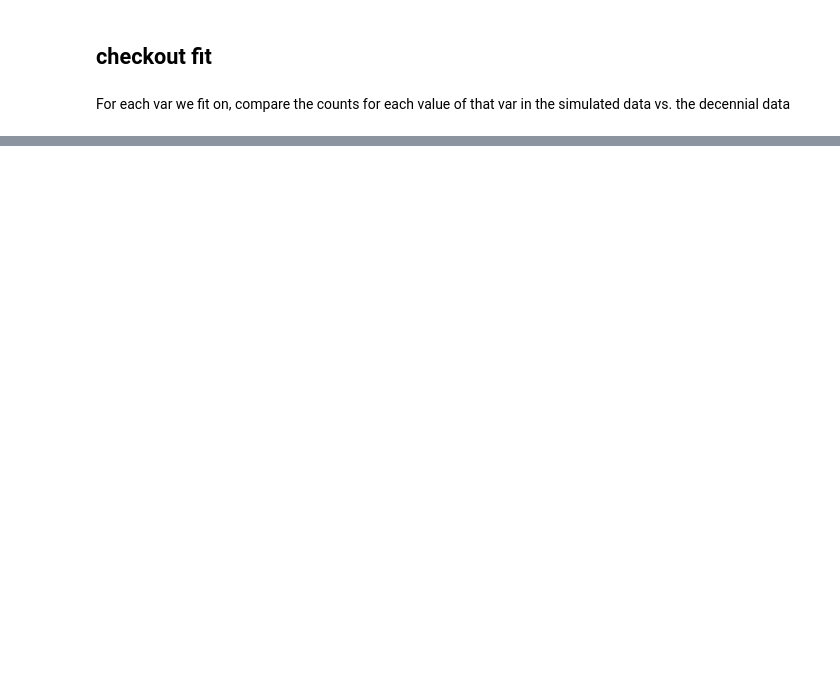
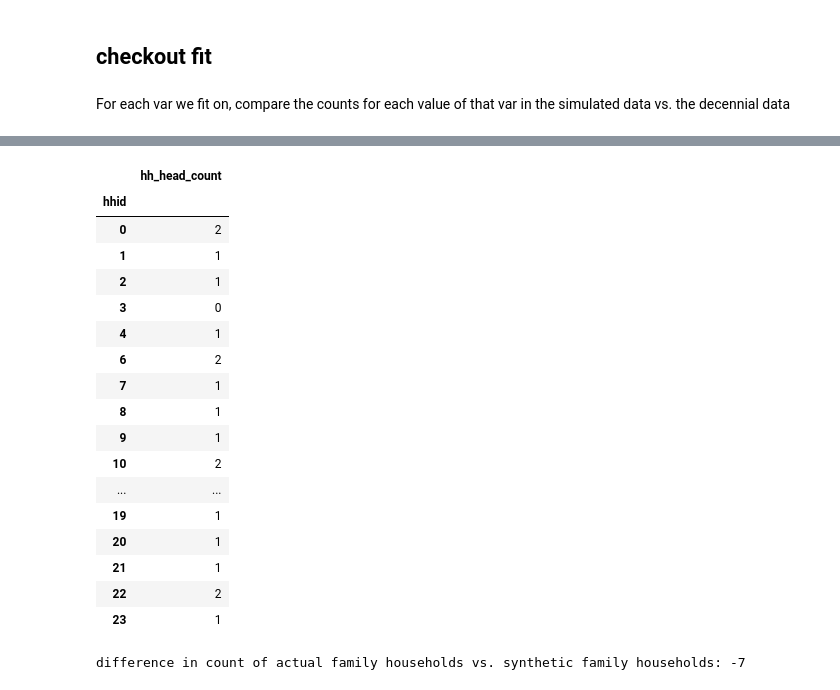
Before and after one commit to beatrixkh/synthetic_pop, a Jupyter notebook: assign_hh_structure/assign_hh_structure_example_ravenna/2020_07_20_mcmc_household_strucure_assignments.ipynb, the cells around one changed output, grey strips where cells are left out. Cells and saved outputs as stored; diff of their text form; code cells hidden in the pictures; blank space fills up the shorter version.

```diff
--- a/assign_hh_structure/assign_hh_structure_example_ravenna/2020_07_20_mcmc_household_strucure_assignments.ipynb
+++ b/assign_hh_structure/assign_hh_structure_example_ravenna/2020_07_20_mcmc_household_strucure_assignments.ipynb
@@ -372,0 +331,25 @@ count of spouses erroneoulsy in non-family hhs: 1
+# %%
+checkout_one_head_per_hh_soft_constraint(relp=relp.value, hhid=hhid.value)
+# %% [output]
+|  | hh_head_count |
+| hhid |  |
+| 0 | 2 |
+| 1 | 1 |
+| 2 | 1 |
+| 3 | 0 |
+| 4 | 1 |
+| 6 | 2 |
+| 7 | 1 |
+| 8 | 1 |
+| 9 | 1 |
+| 10 | 2 |
+| ... | ... |
+| 19 | 1 |
+| 20 | 1 |
+| 21 | 1 |
+| 22 | 2 |
+| 23 | 1 |
+# %%
+checkout_family_hh_count_soft_constraint(family_hh=family_hh.value, target_hh_types=ravenna_hh_types)
+# %% [output]
+difference in count of actual family households vs. synthetic family households: -7
```
Also changed, not shown: parts of 26 cells of this notebook.
